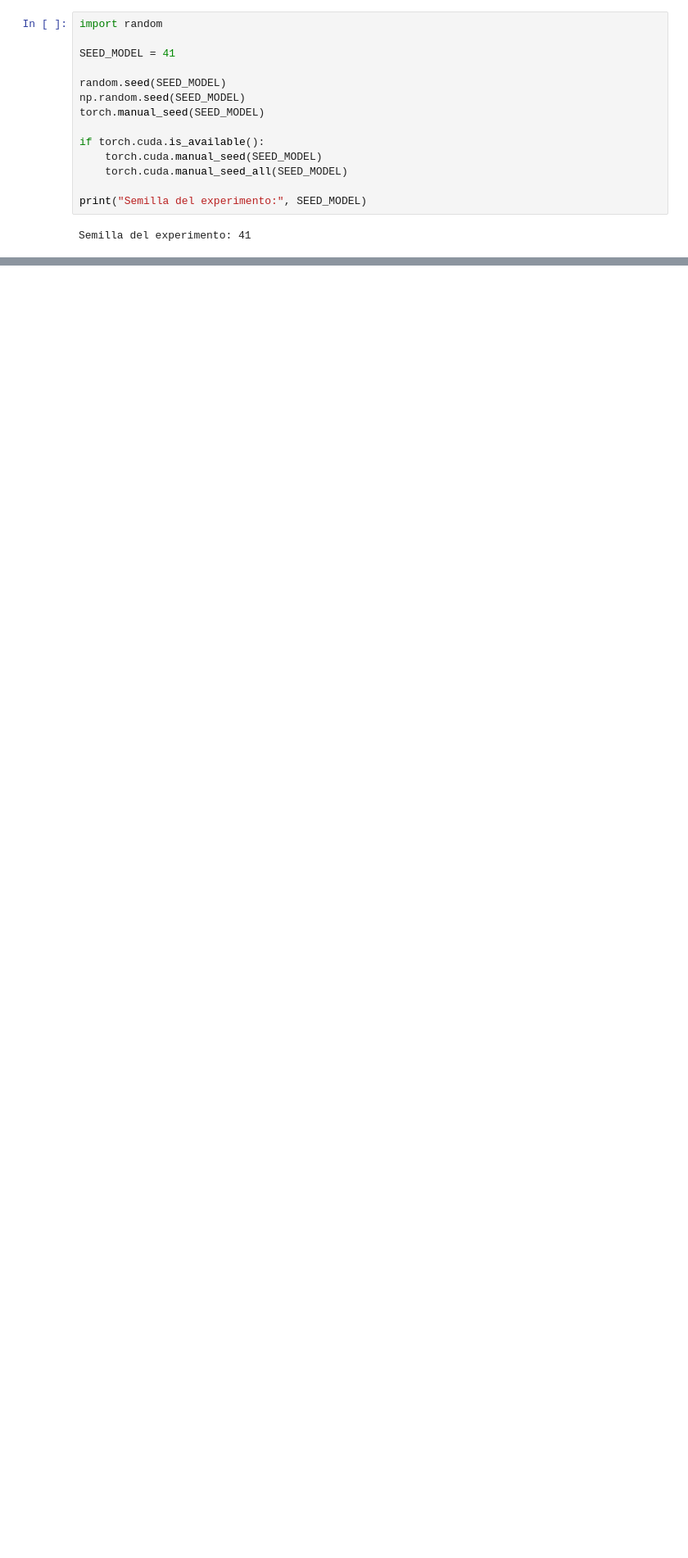
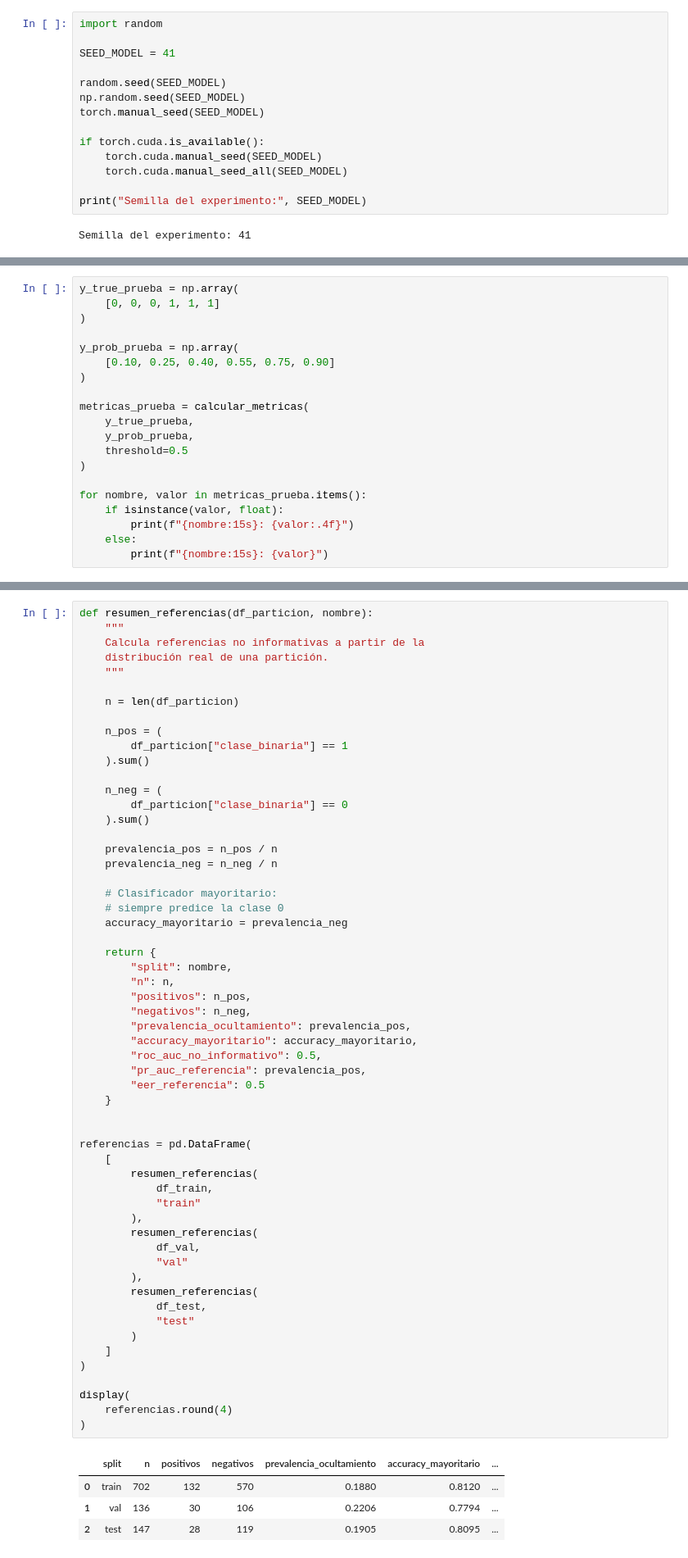
Before and after one commit to joseluistinajero/MNA---Proyecto-Integrador, a Jupyter notebook: Notebooks/Avance3_Equipo41.ipynb, the cells around one changed output, grey strips where cells are left out. Shown at 82% size. Drawn from its saved outputs; the diff is of its cells as text; blank space fills up the shorter version.

```diff
--- a/Notebooks/Avance3_Equipo41.ipynb
+++ b/Notebooks/Avance3_Equipo41.ipynb
@@ -1603,0 +3163,20 @@ No se detectó hardware NVIDIA mediante lspci.
+# %%
+y_true_prueba = np.array(
+    [0, 0, 0, 1, 1, 1]
+)
+
+y_prob_prueba = np.array(
+    [0.10, 0.25, 0.40, 0.55, 0.75, 0.90]
+)
+
+metricas_prueba = calcular_metricas(
+    y_true_prueba,
+    y_prob_prueba,
+    threshold=0.5
+)
+
+for nombre, valor in metricas_prueba.items():
+    if isinstance(valor, float):
+        print(f"{nombre:15s}: {valor:.4f}")
+    else:
+        print(f"{nombre:15s}: {valor}")
@@ -1603,0 +3240,62 @@ No se detectó hardware NVIDIA mediante lspci.
+# %%
+def resumen_referencias(df_particion, nombre):
+    """
+    Calcula referencias no informativas a partir de la
+    distribución real de una partición.
+    """
+
+    n = len(df_particion)
+
+    n_pos = (
+        df_particion["clase_binaria"] == 1
+    ).sum()
+
+    n_neg = (
+        df_particion["clase_binaria"] == 0
+    ).sum()
+
+    prevalencia_pos = n_pos / n
+    prevalencia_neg = n_neg / n
+
+    # Clasificador mayoritario:
+    # siempre predice la clase 0
+    accuracy_mayoritario = prevalencia_neg
+
+    return {
+        "split": nombre,
+        "n": n,
+        "positivos": n_pos,
+        "negativos": n_neg,
+        "prevalencia_ocultamiento": prevalencia_pos,
+        "accuracy_mayoritario": accuracy_mayoritario,
+        "roc_auc_no_informativo": 0.5,
+        "pr_auc_referencia": prevalencia_pos,
+        "eer_referencia": 0.5
+    }
+
+
+referencias = pd.DataFrame(
+    [
+        resumen_referencias(
+            df_train,
+            "train"
+        ),
+        resumen_referencias(
+            df_val,
+            "val"
+        ),
+        resumen_referencias(
+            df_test,
+            "test"
+        )
+    ]
+)
+
+display(
+    referencias.round(4)
+)
+# %% [output]
+|  | split | n | positivos | negativos | prevalencia_ocultamiento | accuracy_mayoritario | ... |
+| 0 | train | 702 | 132 | 570 | 0.1880 | 0.8120 | ... |
+| 1 | val | 136 | 30 | 106 | 0.2206 | 0.7794 | ... |
+| 2 | test | 147 | 28 | 119 | 0.1905 | 0.8095 | ... |
```
Also changed, not shown: parts of 45 cells of this notebook, 1 other file.
